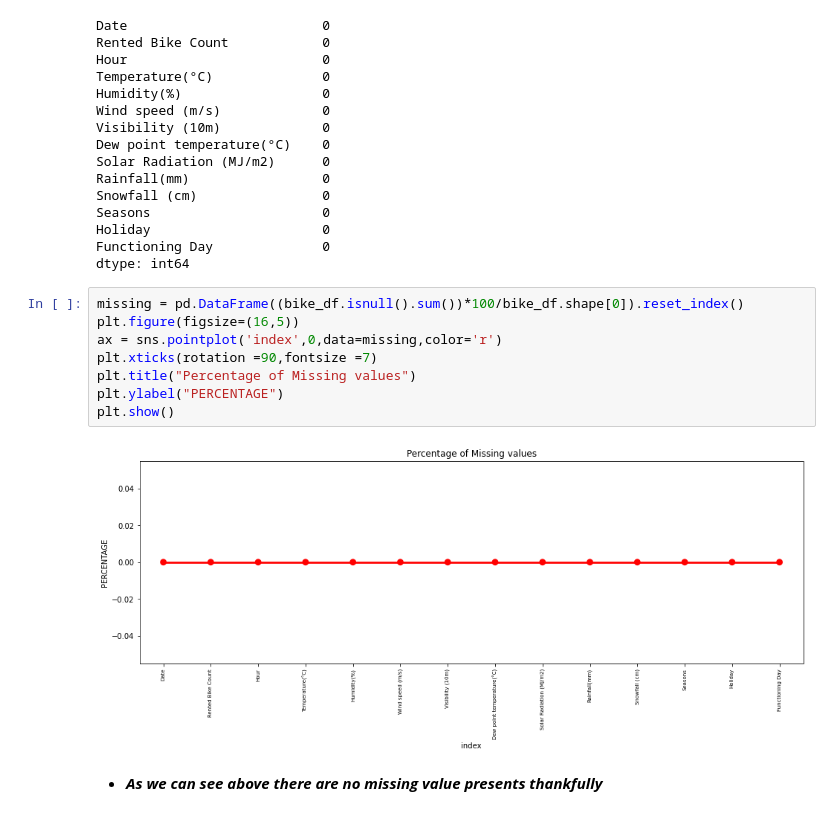
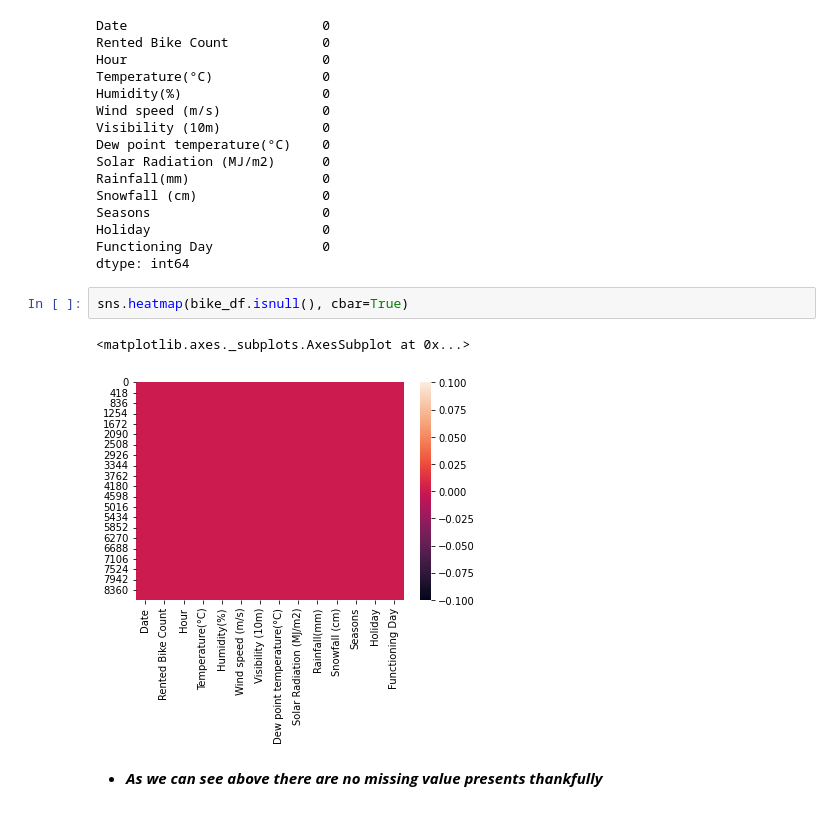
Before and after one commit to spradeepgit/Bike-Sharing-Demand-Prediction.ipynb, a Jupyter notebook: Bike_Sharing_Demand_Prediction.ipynb, the cells around one changed output. Drawn from its saved outputs; the diff is of its cells as text.

```diff
--- a/Bike_Sharing_Demand_Prediction.ipynb
+++ b/Bike_Sharing_Demand_Prediction.ipynb
@@ -234,16 +234,11 @@ Seasons                      0
 Holiday                      0
 Functioning Day              0
 dtype: int64
-# %%
-missing = pd.DataFrame((bike_df.isnull().sum())*100/bike_df.shape[0]).reset_index()
-plt.figure(figsize=(16,5))
-ax = sns.pointplot('index',0,data=missing,color='r')
-plt.xticks(rotation =90,fontsize =7)
-plt.title("Percentage of Missing values")
-plt.ylabel("PERCENTAGE")
-plt.show()
-# %% [output]
-[figure, removed]
+# %%
+sns.heatmap(bike_df.isnull(), cbar=True)
+# %% [output]
+<matplotlib.axes._subplots.AxesSubplot at 0x...>
+[figure, added]
 # %% [markdown]
 * ***As we can see above there are no missing value presents thankfully***
 # %% [markdown]
```
Also changed, not shown: parts of 103 cells of this notebook.
